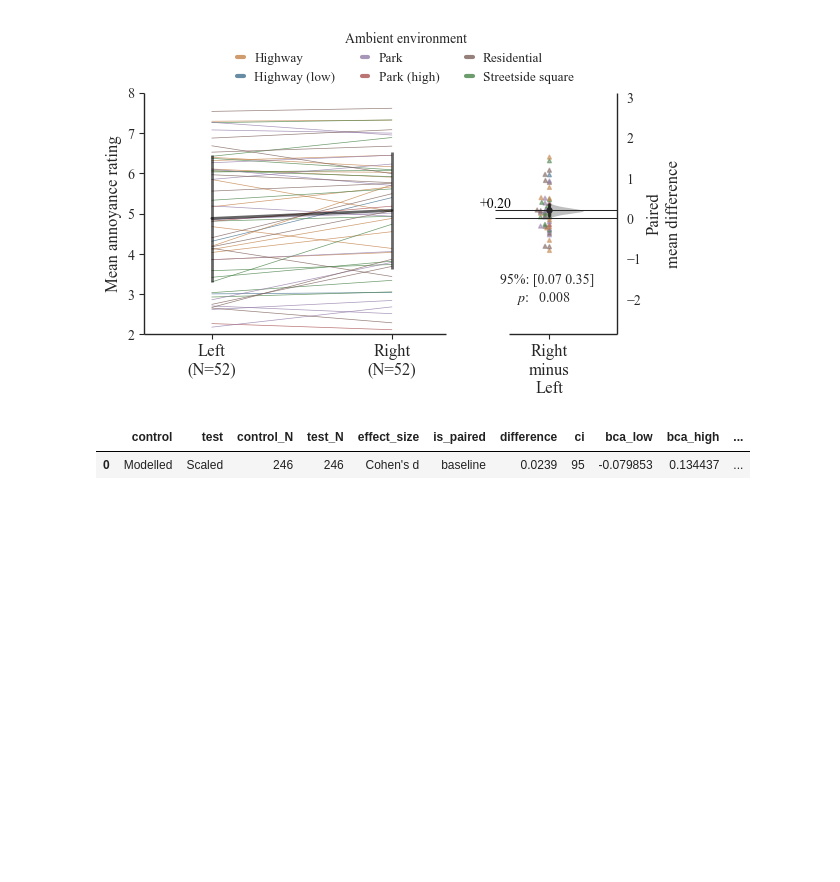
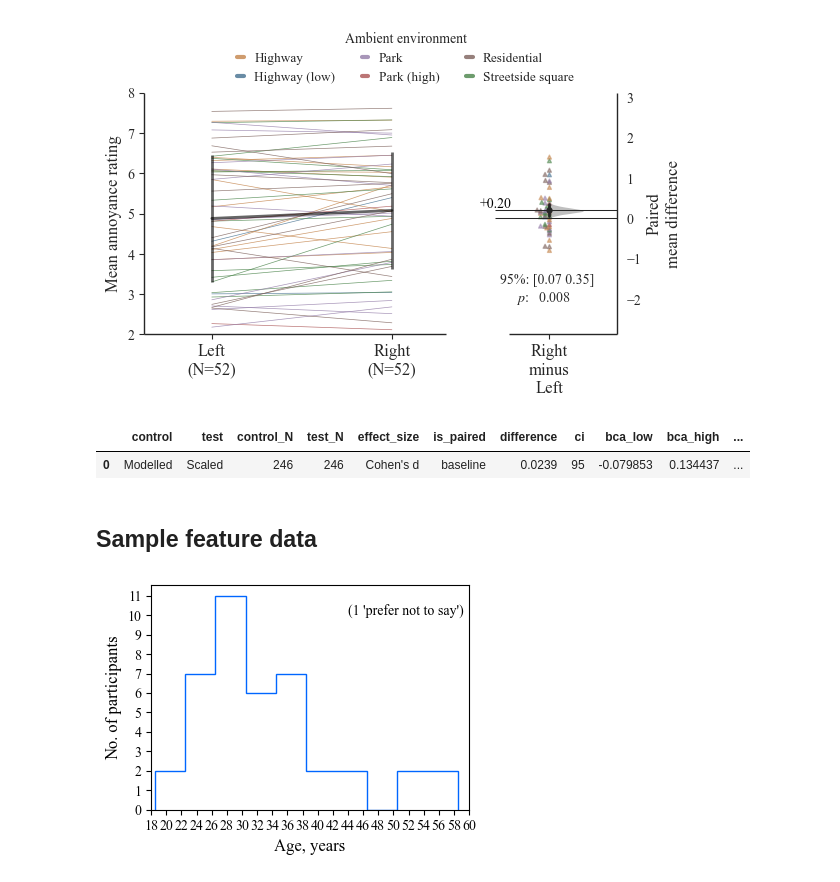
Before and after one commit to acoustics-code-salford/refmap-psychoacoustics, a Jupyter notebook: src/refmap_psychoacoustics/notebooks/refmap_listest2_analysis_sample_outliers+start_dabest.ipynb, the cells around one changed output. Saved outputs shown, nothing was run; the diff lists cells and outputs as text; code cells hidden in the pictures; blank space fills up the shorter version.

```diff
--- a/src/refmap_psychoacoustics/notebooks/refmap_listest2_analysis_sample_outliers+start_dabest.ipynb
+++ b/src/refmap_psychoacoustics/notebooks/refmap_listest2_analysis_sample_outliers+start_dabest.ipynb
@@ -131,6 +107,11 @@ dataBySubjTest = pd.read_csv(dataBySubjFilePath, index_col=False)
 dataByStimFilePath = list(QFileDialog.getOpenFileName(filter="refmap_listest2_testdata_ByStim.csv",
                                                       caption=r"Open refmap_listest2_testdata_ByStim.csv in: \03 Experiment\Experiment 2\Analysis\PostProcess"))[0]
 dataByStimTest = pd.read_csv(dataByStimFilePath, index_col=0)
+
+# pre and post test data
+postTestDataFilePath = list(QFileDialog.getOpenFileName(filter="refmap_listest2_questionnaireResponses.csv",
+                                                       caption=r"Open refmap_listest2_questionnaireResponses.csv in: \03 Experiment\Experiment 2\Test_files\Questionnaire"))[0]
+postTestResponses = pd.read_csv(postTestDataFilePath, index_col=0)
 # %%
 # categorise columns
 
@@ -785,0 +773,28 @@ dataloadBL.cohens_d.statistical_tests
+# %% [markdown]
+## Sample feature data
+# %%
+# age distribution
+fig, ax = plt.subplots(figsize=(4, 3))
+
+nullResponse = (postTestResponses.Age == "No answer").sum()
+nonnullResponse = (postTestResponses.Age != "No answer").sum()
+
+plt.hist(x=postTestResponses.Age[postTestResponses.Age != "No answer"].astype(int),
+         bins=np.arange(18.5, 62.5, 4), histtype='step', color=mycolours[0])
+ax.set(xticks=range(18, 62, 2), xlim=[18, 60], yticks=range(0, 12),
+       xlabel="Age, years", ylabel="No. of participants")
+
+ax.text(x=44, y=10, s="(" + str(nullResponse) + " 'prefer not to say')", fontsize=10)
+
+if saveplots:
+    filename = "SampleAge"
+
+    plt.savefig(os.path.join(outFigPath, "pdf", filename + ".pdf"),
+       format='pdf')
+
+    plt.savefig(os.path.join(outFigPath, "svg", filename + ".svg"),
+       format='svg')
+
+plt.show()
+# %% [output]
+[figure, added]
```
Also changed, not shown: parts of 19 cells of this notebook, 2 other files.
